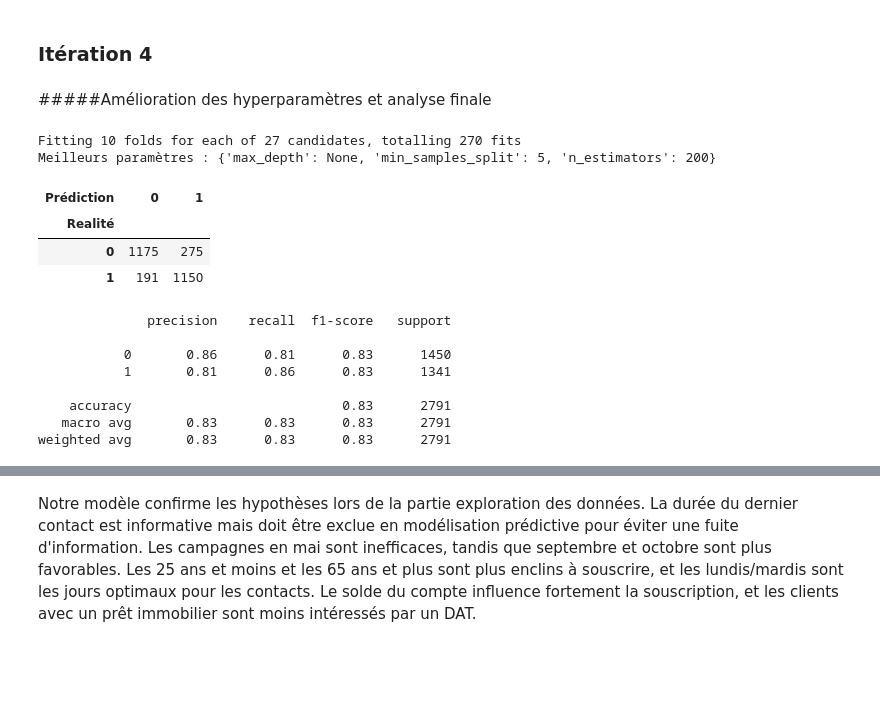
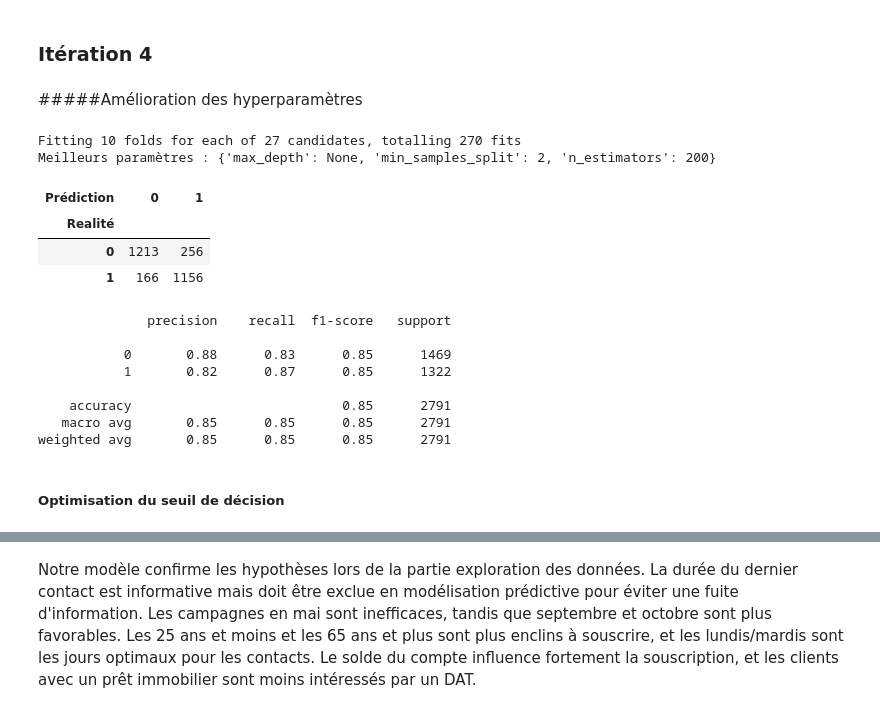
Before and after one commit to Manal-art-coder/DataScientest_Project, a Jupyter notebook: Notebook_commun_final_ML.ipynb, the cells around one changed output, grey strips where cells are left out. Saved outputs shown, nothing was run; the diff lists cells and outputs as text; code cells hidden in the pictures; blank space fills up the shorter version.

```diff
--- a/Notebook_commun_final_ML.ipynb
+++ b/Notebook_commun_final_ML.ipynb
@@ -914,7 +915,7 @@ features=bank.drop(columns=['deposit'])
 target=bank['deposit']
 # %%
 from sklearn.model_selection import train_test_split
-X_train, X_test, y_train, y_test= train_test_split(features, target, test_size=0.25, random_state = 42)
+X_train, X_test, y_train, y_test= train_test_split(features, target, test_size=0.25, random_state = 42, stratify=target)
 # %% [markdown]
 **Gestion des valeurs manquantes**
 # %%
@@ -1259,48 +1285,47 @@ Mais attention, duration peut être un biais dans nos prédictions : si nous uti
 # %% [markdown]
 ### Itération 4
 # %% [markdown]
-#####Amélioration des hyperparamètres et analyse finale
+#####Amélioration des hyperparamètres
 # %%
 # Définition des hyperparamètres à tester
 
 param_grid = {
     'n_estimators': [50, 100, 200],  # Nombre d'arbres
     'max_depth': [None, 10, 20],  # Profondeur max
     'min_samples_split': [2, 5, 10]  # Seuil pour diviser un nœud
 }
 
 # Grid Search avec validation croisée (10 folds)
 grid_search = GridSearchCV(cl2, param_grid, cv=10, scoring='f1', n_jobs=-1, verbose=2)
 
 # Entraînement
 grid_search.fit(X_train, y_train)
 
 # Meilleurs hyperparamètres
 print("Meilleurs paramètres :", grid_search.best_params_)
 
 # Prédictions avec le meilleur modèle
 best_cl2 = grid_search.best_estimator_
-y_pred = best_cl2.predict(X_test)
 
 # Évaluation
 
-y_pred_best = best_cl2.predict(X_test)
+y_pred_afterGrid = best_cl2.predict(X_test)
 
-display(pd.crosstab(y_test,y_pred_best, rownames=['Realité'], colnames=['Prédiction']))
+display(pd.crosstab(y_test,y_pred_afterGrid, rownames=['Realité'], colnames=['Prédiction']))
 
-print(classification_report(y_test, y_pred_best))
+print(classification_report(y_test, y_pred_afterGrid))
 # %% [output]
 Fitting 10 folds for each of 27 candidates, totalling 270 fits
-Meilleurs paramètres : {'max_depth': None, 'min_samples_split': 5, 'n_estimators': 200}
+Meilleurs paramètres : {'max_depth': None, 'min_samples_split': 2, 'n_estimators': 200}
 | Prédiction | 0 | 1 |
 | Realité |  |  |
-| 0 | 1175 | 275 |
-| 1 | 191 | 1150 |
+| 0 | 1213 | 256 |
+| 1 | 166 | 1156 |
               precision    recall  f1-score   support
 
-           0       0.86      0.81      0.83      1450
-           1       0.81      0.86      0.83      1341
+           0       0.88      0.83      0.85      1469
+           1       0.82      0.87      0.85      1322
 
-    accuracy                           0.83      2791
-   macro avg       0.83      0.83      0.83      2791
-weighted avg       0.83      0.83      0.83      2791
+    accuracy                           0.85      2791
+   macro avg       0.85      0.85      0.85      2791
+weighted avg       0.85      0.85      0.85      2791
@@ -1331,0 +1332,2 @@ print(classification_report(y_test, y_pred_adj))
+# %% [markdown]
+##### Optimisation du seuil de décision
```
Also changed, not shown: parts of 21 cells of this notebook.
